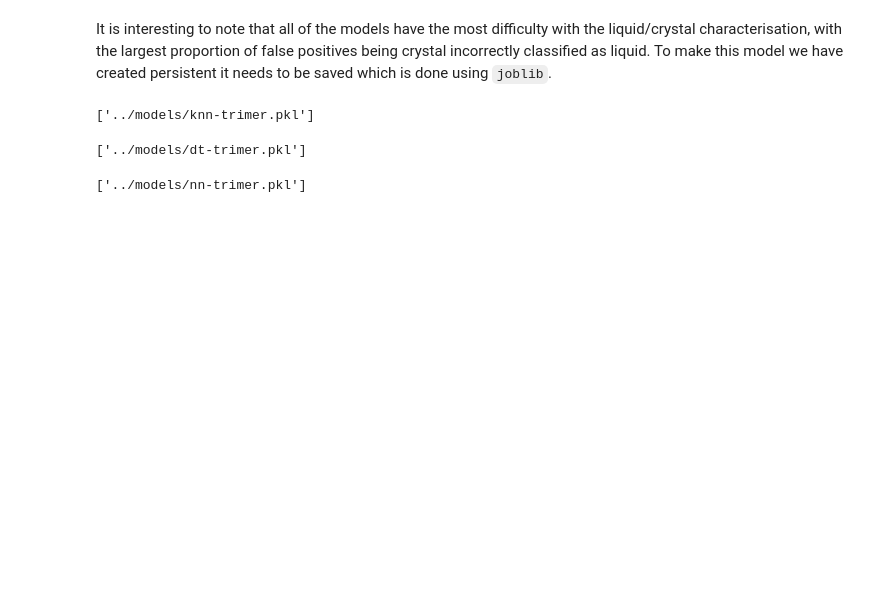
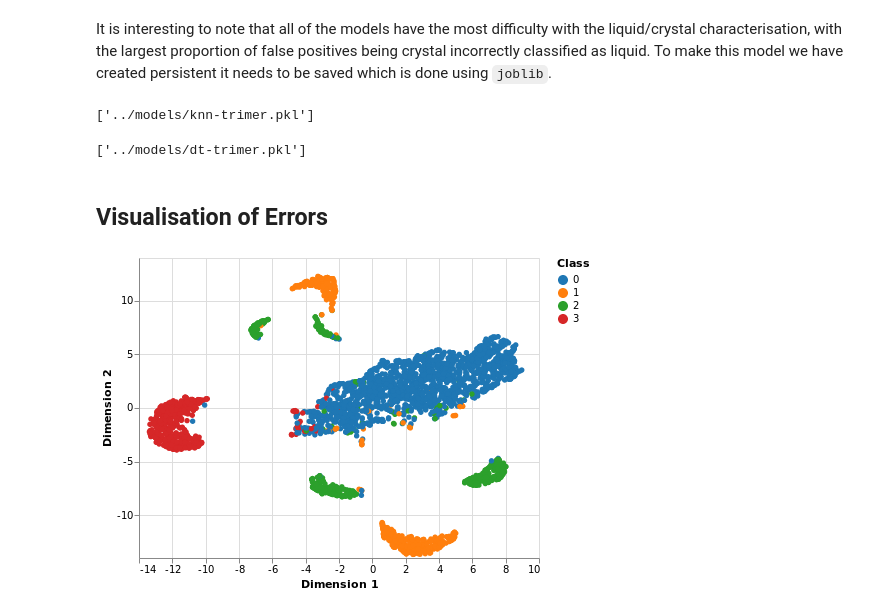
Before and after one commit to malramsay64/MLCrystals, a Jupyter notebook: notebooks/03_Supervised_Classification.ipynb, the cells around one changed output. Drawn from its saved outputs; the diff is of its cells as text; code cells hidden in the pictures; blank space fills up the shorter version.

```diff
--- a/notebooks/03_Supervised_Classification.ipynb
+++ b/notebooks/03_Supervised_Classification.ipynb
@@ -87,17 +92,15 @@ just a smattering for comparison.
 For a more exhastive list check out [the scikit-learn documentation](http://scikit-learn.org/stable/supervised_learning.html#supervised-learning),
 and feel free to add more to the list.
 # %%
-from sklearn import linear_model, discriminant_analysis, tree, neighbors, naive_bayes, svm, neural_network
-
 ml_models = {
-    'LR': linear_model.LogisticRegression(),
-    'SGD': linear_model.SGDClassifier(tol=1e-3, max_iter=1000),
-    'LDA': discriminant_analysis.LinearDiscriminantAnalysis(),
-    'DT': tree.DecisionTreeClassifier(),
-    'KNN': neighbors.KNeighborsClassifier(),
-    'NB': naive_bayes.GaussianNB(),
+    'LR': sklearn.linear_model.LogisticRegression(max_iter=200),
+    'SGD': sklearn.linear_model.SGDClassifier(tol=1e-3, max_iter=1000),
+    'LDA': sklearn.discriminant_analysis.LinearDiscriminantAnalysis(),
+    'DT': sklearn.tree.DecisionTreeClassifier(),
+    'KNN': sklearn.neighbors.KNeighborsClassifier(),
+    'NB': sklearn.naive_bayes.GaussianNB(),
 #     'SVM': svm.SVC(),
-    'NN': neural_network.MLPClassifier()
+#     'NN': sklearn.neural_network.MLPClassifier(max_iter=500)
 }
 # %% [markdown]
 ### Testing the Models
@@ -139,3 +162,8 @@ For the purposes of this running in a reasonable amount of time,
+# %%
+X = np.sort(X, axis=1)
+
+selected = model_selection.train_test_split(X, y, test_size=validation_size, random_state=seed)
+X_train, X_validation, y_train, y_validation = selected
 # %%
 scoring='balanced_accuracy'
 n_splits = 2
@@ -191,3 +226,4 @@ Normalized confusion matrix
 # %%
-y_pred = ml_models["NN"].fit(X_train, y_train).predict(X_validation)
-plot_confusion_matrix(y_validation, y_pred, classes=['liq', 'p2', 'p2gg', 'pg'])
+# y_pred = ml_models["NN"].fit(X_train, y_train).predict(X_validation)
+# plot_confusion_matrix(y_validation, y_pred, classes=['liq', 'p2', 'p2gg', 'pg'])
+# plt.savefig("../figures/confusion_matrix_nn.pdf")
@@ -214,8 +247,8 @@ joblib.dump(dt, '../models/dt-trimer.pkl')
 # %% [output]
 ['../models/dt-trimer.pkl']
 # %%
-nn = ml_models['NN']
-nn.fit(X_train, y_train)
-joblib.dump(nn, '../models/nn-trimer.pkl')
+# nn = ml_models['NN']
+# nn.fit(X_train, y_train)
+# joblib.dump(nn, '../models/nn-trimer.pkl')
-# %% [output]
-['../models/nn-trimer.pkl']
+# %% [markdown]
+## Visualisation of Errors
@@ -221,0 +261,7 @@ joblib.dump(nn, '../models/nn-trimer.pkl')
+# %%
+X_s = np.sort(X_validation, axis=1)
+X_reduced = umap.UMAP().fit_transform(X_s)
+# %%
+figures.plot_dimensionality_reduction(X_reduced, knn.predict(X_validation))
+# %% [output]
+[figure, added]
```
Also changed, not shown: parts of 13 cells of this notebook, 2 other files.
